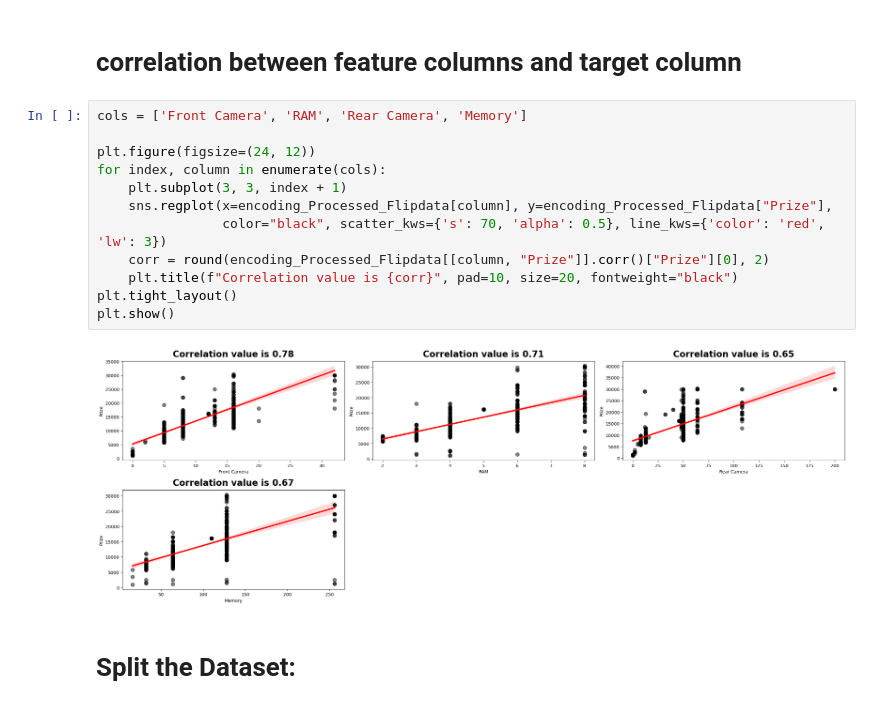
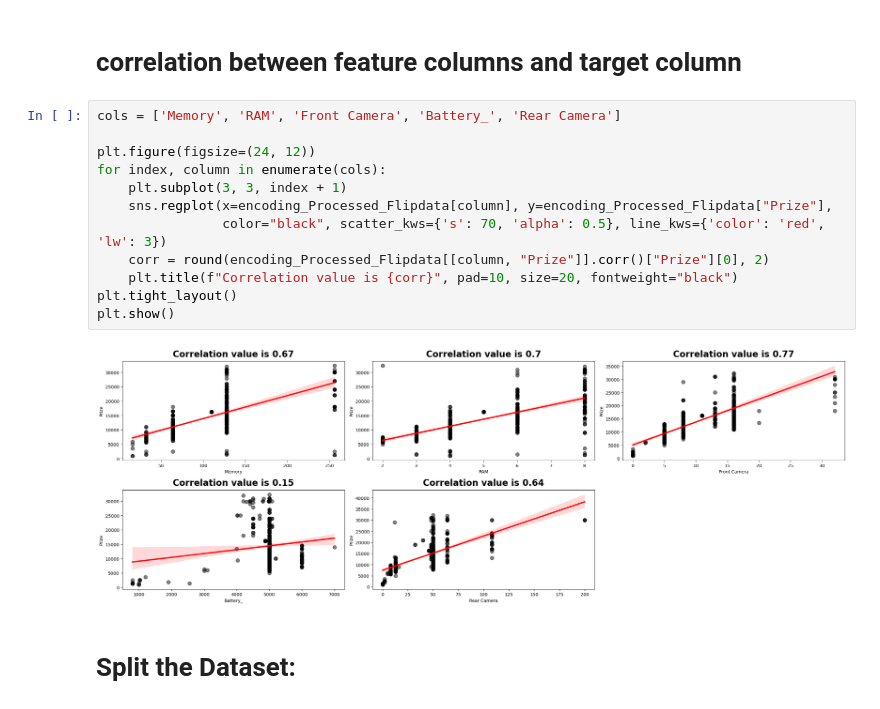
Before and after one commit to MohdJubairKhan/project_4., a Jupyter notebook: Notebook/Feature Extraction and Price Prediction for Mobile Phones.ipynb, the cells around one changed output. Drawn from its saved outputs; the diff is of its cells as text.

```diff
--- a/Notebook/Feature Extraction and Price Prediction for Mobile Phones.ipynb
+++ b/Notebook/Feature Extraction and Price Prediction for Mobile Phones.ipynb
@@ -556,19 +558,19 @@ relevant_features
 # %% [markdown]
 # correlation between feature columns and target column
 # %%
-cols = ['Front Camera', 'RAM', 'Rear Camera', 'Memory']
+cols = ['Memory', 'RAM', 'Front Camera', 'Battery_', 'Rear Camera']
 
 plt.figure(figsize=(24, 12))
 for index, column in enumerate(cols):
     plt.subplot(3, 3, index + 1)
     sns.regplot(x=encoding_Processed_Flipdata[column], y=encoding_Processed_Flipdata["Prize"],
                 color="black", scatter_kws={'s': 70, 'alpha': 0.5}, line_kws={'color': 'red', 'lw': 3})
     corr = round(encoding_Processed_Flipdata[[column, "Prize"]].corr()["Prize"][0], 2)
     plt.title(f"Correlation value is {corr}", pad=10, size=20, fontweight="black")
 plt.tight_layout()
 plt.show()
 # %% [output]
-[figure, old version]
+[figure, new version]
 # %% [markdown]
 # Split the Dataset:
 # %%
```
Also changed, not shown: parts of 95 cells of this notebook, 1 other file.
